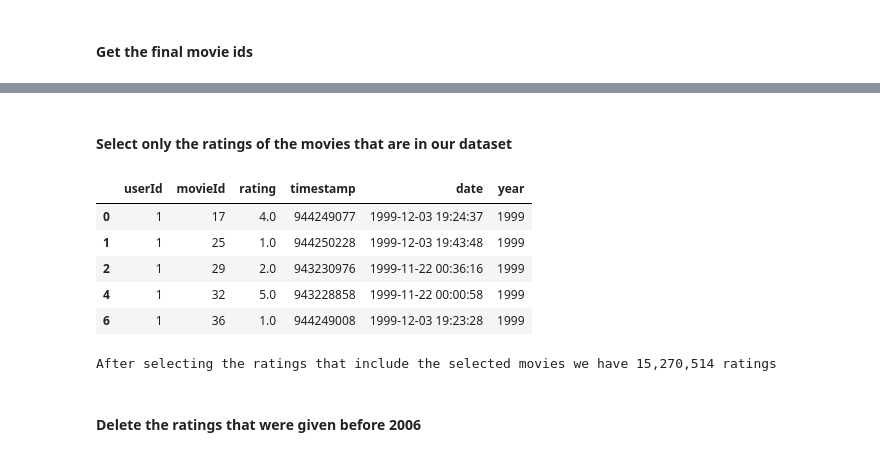
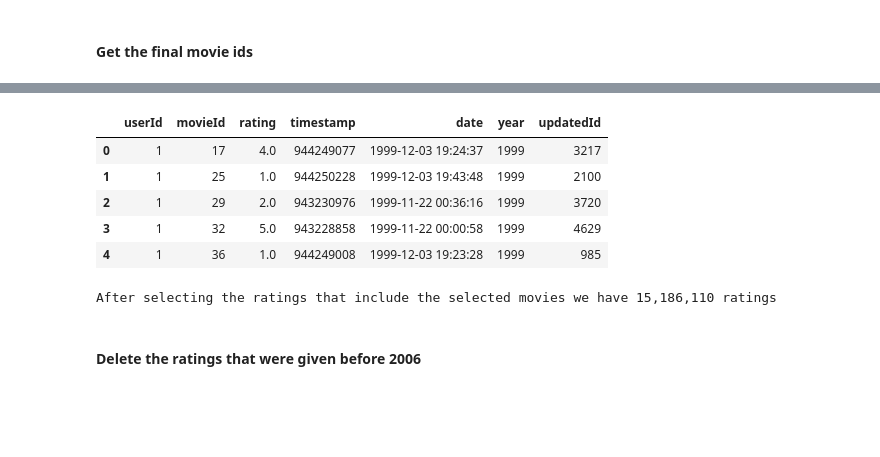
Before and after one commit to PablooDario/Movie-Recommender-System, a Jupyter notebook: ml/notebooks/6_Filtering_Ratings.ipynb, the cells around one changed output, grey strips where cells are left out. Cells and saved outputs as stored; diff of their text form; code cells hidden in the pictures; blank space fills up the shorter version.

```diff
--- a/ml/notebooks/6_Filtering_Ratings.ipynb
+++ b/ml/notebooks/6_Filtering_Ratings.ipynb
@@ -182,19 +171,25 @@ movies_ids.head()
-# %% [markdown]
-#### Select only the ratings of the movies that are in our dataset
-# %%
-selected_ratings = ratings[ratings['movieId'].isin(movies_ids['movieId'])]
-selected_ratings.head()
-# %% [output]
-|  | userId | movieId | rating | timestamp | date | year |
-| 0 | 1 | 17 | 4.0 | 944249077 | 1999-12-03 19:24:37 | 1999 |
-| 1 | 1 | 25 | 1.0 | 944250228 | 1999-12-03 19:43:48 | 1999 |
-| 2 | 1 | 29 | 2.0 | 943230976 | 1999-11-22 00:36:16 | 1999 |
-| 4 | 1 | 32 | 5.0 | 943228858 | 1999-11-22 00:00:58 | 1999 |
-| 6 | 1 | 36 | 1.0 | 944249008 | 1999-12-03 19:23:28 | 1999 |
+# %%
+# Read movies dataset
+movies = pd.read_csv('../data/processed/movies_final.csv')
+
+# Create mapping of old_id to updatedId
+id_map = movies[['movieId', 'old_id']].rename(columns={'movieId': 'updatedId', 'old_id': 'movieId'})
+
+# Merge ratings with id_map to get updated movie IDs
+ratings = ratings.merge(id_map, on='movieId')
+
+ratings.head()
+# %% [output]
+|  | userId | movieId | rating | timestamp | date | year | updatedId |
+| 0 | 1 | 17 | 4.0 | 944249077 | 1999-12-03 19:24:37 | 1999 | 3217 |
+| 1 | 1 | 25 | 1.0 | 944250228 | 1999-12-03 19:43:48 | 1999 | 2100 |
+| 2 | 1 | 29 | 2.0 | 943230976 | 1999-11-22 00:36:16 | 1999 | 3720 |
+| 3 | 1 | 32 | 5.0 | 943228858 | 1999-11-22 00:00:58 | 1999 | 4629 |
+| 4 | 1 | 36 | 1.0 | 944249008 | 1999-12-03 19:23:28 | 1999 | 985 |
 # %%
-print(f'After selecting the ratings that include the selected movies we have {selected_ratings.shape[0]:,} ratings')
+print(f'After selecting the ratings that include the selected movies we have {ratings.shape[0]:,} ratings')
 # %% [output]
-After selecting the ratings that include the selected movies we have 15,270,514 ratings
+After selecting the ratings that include the selected movies we have 15,186,110 ratings
 # %% [markdown]
 #### Delete the ratings that were given before 2006
 # %%
```
Also changed, not shown: parts of 14 cells of this notebook, 1 other file.
